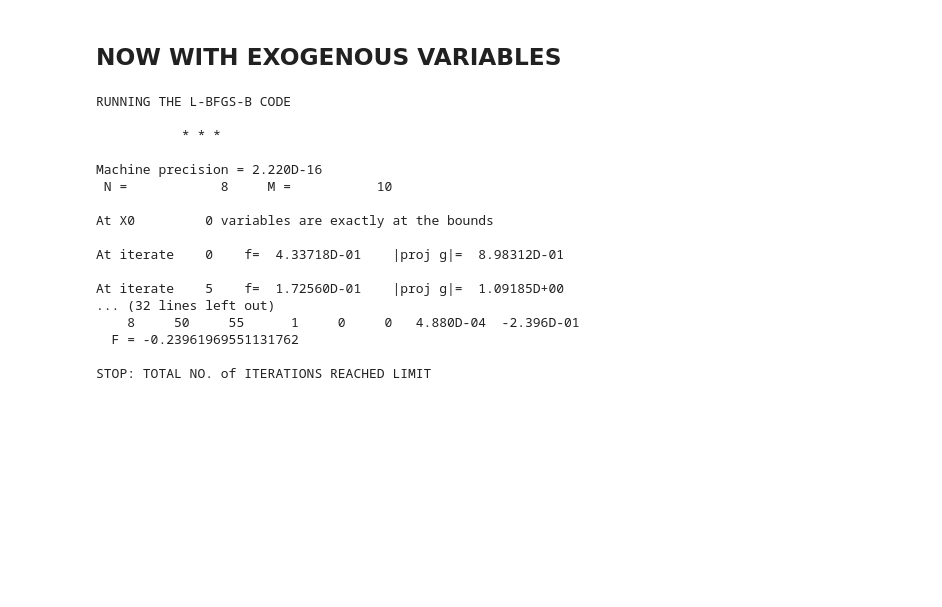
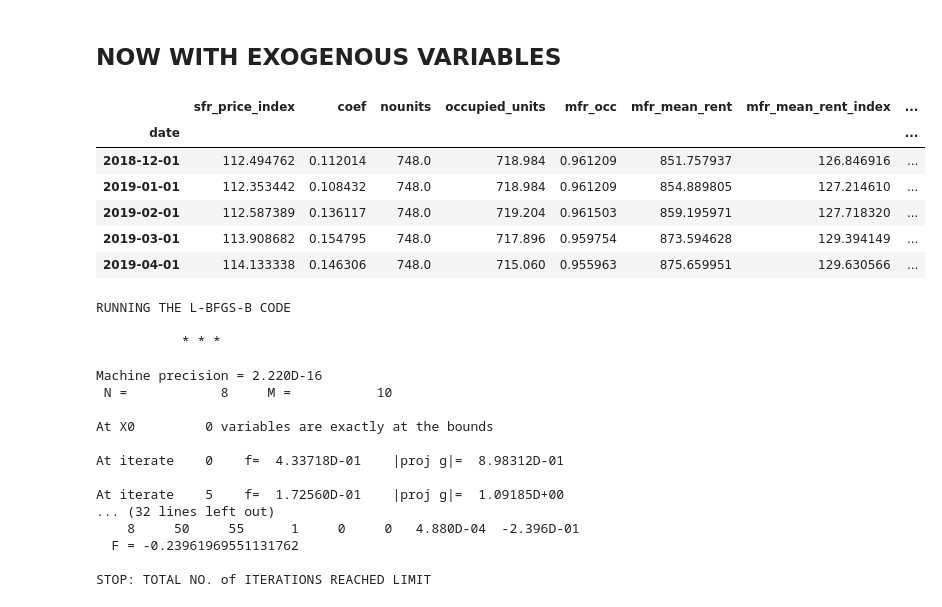
Before and after one commit to eihwood/Haystacks.AI-7, a Jupyter notebook: src/stats_models_sarimax.ipynb, the cells around one changed output. Drawn from its saved outputs; the diff is of its cells as text; code cells hidden in the pictures; blank space fills up the shorter version.

```diff
--- a/src/stats_models_sarimax.ipynb
+++ b/src/stats_models_sarimax.ipynb
@@ -371,6 +371,16 @@ Mean Absolute Error: 3.998109660748379
 [figure]
 # %% [markdown]
 ## NOW WITH EXOGENOUS VARIABLES
+# %%
+exog_train.head()
+# %% [output]
+|  | sfr_price_index | coef | nounits | occupied_units | mfr_occ | mfr_mean_rent | mfr_mean_rent_index | ... |
+| date |  |  |  |  |  |  |  | ... |
+| 2018-12-01 | 112.494762 | 0.112014 | 748.0 | 718.984 | 0.961209 | 851.757937 | 126.846916 | ... |
+| 2019-01-01 | 112.353442 | 0.108432 | 748.0 | 718.984 | 0.961209 | 854.889805 | 127.214610 | ... |
+| 2019-02-01 | 112.587389 | 0.136117 | 748.0 | 719.204 | 0.961503 | 859.195971 | 127.718320 | ... |
+| 2019-03-01 | 113.908682 | 0.154795 | 748.0 | 717.896 | 0.959754 | 873.594628 | 129.394149 | ... |
+| 2019-04-01 | 114.133338 | 0.146306 | 748.0 | 715.060 | 0.955963 | 875.659951 | 129.630566 | ... |
 # %%
 arimax = sm.tsa.statespace.SARIMAX(tra, exog=exog_train,
                                   order=(2,1,2),
```
Also changed, not shown: parts of 5 cells of this notebook.
